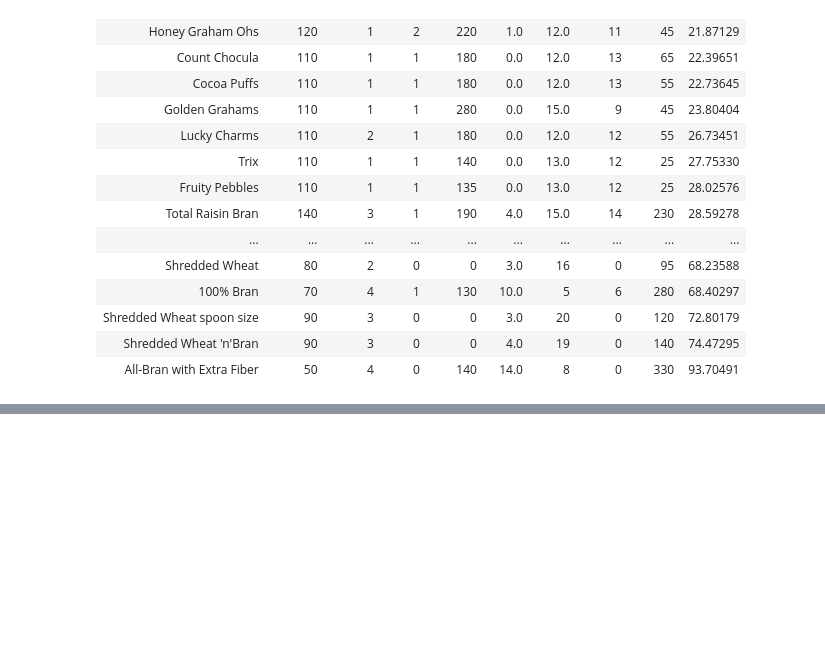
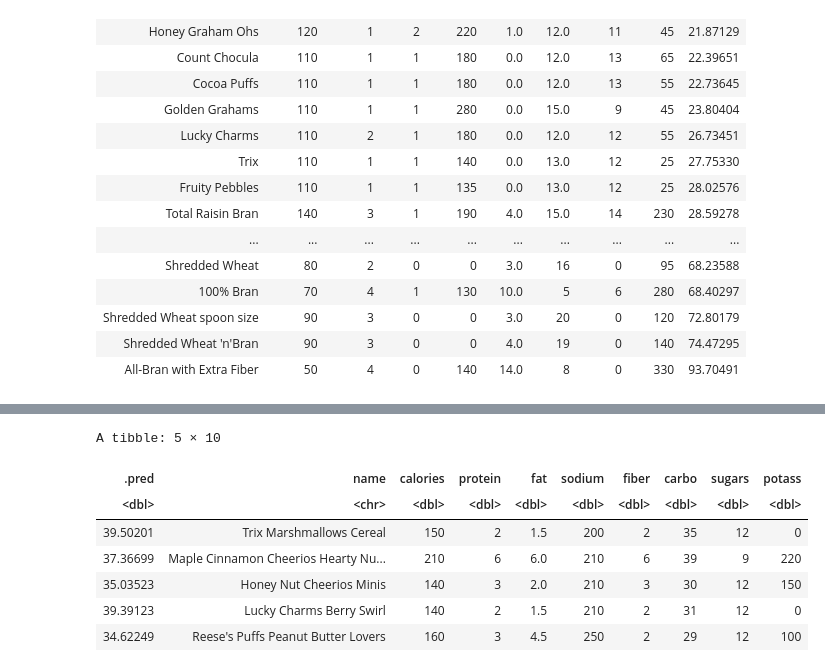
Before and after one commit to jaysjello/dsci-100-project_group24, a Jupyter notebook: change_name.ipynb, the cells around one changed output, grey strips where cells are left out. Cells and saved outputs as stored; diff of their text form; code cells hidden in the pictures; blank space fills up the shorter version.

Commit message:
Coding step 1
Wrote code for knn-regression, need to ask TA to clarify some things
no graphs yet
very rough code
should be refined

```diff
--- a/change_name.ipynb
+++ b/change_name.ipynb
@@ -33,0 +138,4 @@ A tibble: 77 × 10
+# %%
+cereal_workflow <- workflow() |>
+    add_recipe(cereal_recipe) |>
+    add_model(cereal_spec)
@@ -33,0 +146,2 @@ A tibble: 77 × 10
+# %%
+cereal_vfold <- vfold_cv(cereal_training, v = 5, strata = rating)
@@ -33,0 +171,16 @@ A tibble: 77 × 10
+# %%
+cereal_best_spec <- nearest_neighbor(weight_func = "rectangular", neighbors = cereal_k_val) |>
+                            set_engine("kknn") |>
+                            set_mode("regression")
+
+cereal_best_fit <- workflow() |>
+                        add_recipe(cereal_recipe) |>
+                        add_model(cereal_best_spec) |>
+                        fit(data = cereal_training)
+
+cereal_summary <- cereal_best_fit |>
+                       predict(cereal_testing) |>
+                       bind_cols(cereal_testing) |>
+                       metrics(truth = rating, estimate = .pred)
+
+cereal_summary
@@ -33,0 +233,16 @@ A tibble: 77 × 10
+# %%
+new_cereals <- tibble(name = c("Trix Marshmallows Cereal",
+                              "Maple Cinnamon Cheerios Hearty Nut Medley",
+                              "Honey Nut Cheerios Minis",
+                              "Lucky Charms Berry Swirl",
+                              "Reese's Puffs Peanut Butter Lovers"),
+                      calories = c(150, 210, 140, 140, 160),
+                      protein = c(2, 6, 3, 2, 3),
+                      fat = c(1.5, 6, 2, 1.5, 4.5),
+                      sodium = c(200, 210, 210, 210, 250),
+                      fiber = c(2, 6, 3, 2, 2),
+                      carbo = c(35, 39, 30, 31, 29),
+                      sugars = c(12, 9, 12, 12, 12),
+                      potass = c(0, 220, 150, 0, 100))
+
+new_cereals
@@ -33,0 +258,14 @@ A tibble: 77 × 10
+# %%
+new_cereals_preds <- cereal_best_fit |>
+    predict(new_cereals) |>
+    bind_cols(new_cereals)
+new_cereals_preds
+# %% [output]
+A tibble: 5 × 10
+| .pred | name | calories | protein | fat | sodium | fiber | carbo | sugars | potass |
+| <dbl> | <chr> | <dbl> | <dbl> | <dbl> | <dbl> | <dbl> | <dbl> | <dbl> | <dbl> |
+| 39.50201 | Trix Marshmallows Cereal | 150 | 2 | 1.5 | 200 | 2 | 35 | 12 | 0 |
+| 37.36699 | Maple Cinnamon Cheerios Hearty Nu... | 210 | 6 | 6.0 | 210 | 6 | 39 | 9 | 220 |
+| 35.03523 | Honey Nut Cheerios Minis | 140 | 3 | 2.0 | 210 | 3 | 30 | 12 | 150 |
+| 39.39123 | Lucky Charms Berry Swirl | 140 | 2 | 1.5 | 210 | 2 | 31 | 12 | 0 |
+| 34.62249 | Reese's Puffs Peanut Butter Lovers | 160 | 3 | 4.5 | 250 | 2 | 29 | 12 | 100 |
```
Also changed, not shown: parts of 22 cells of this notebook.
